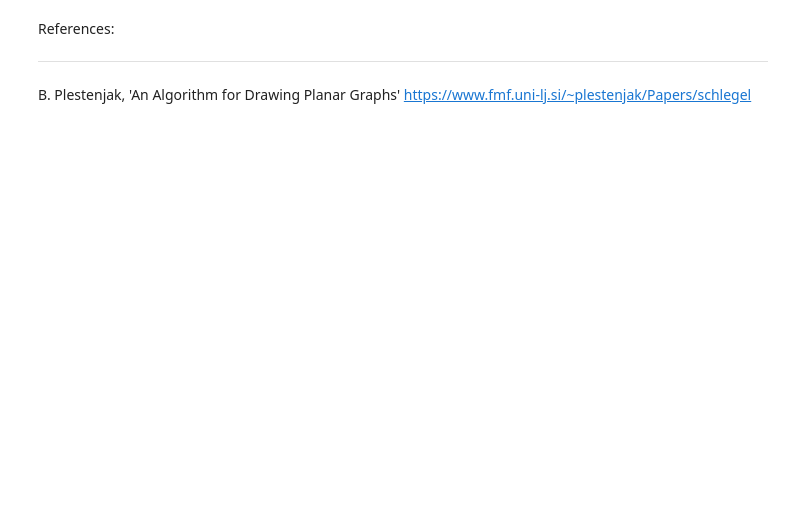
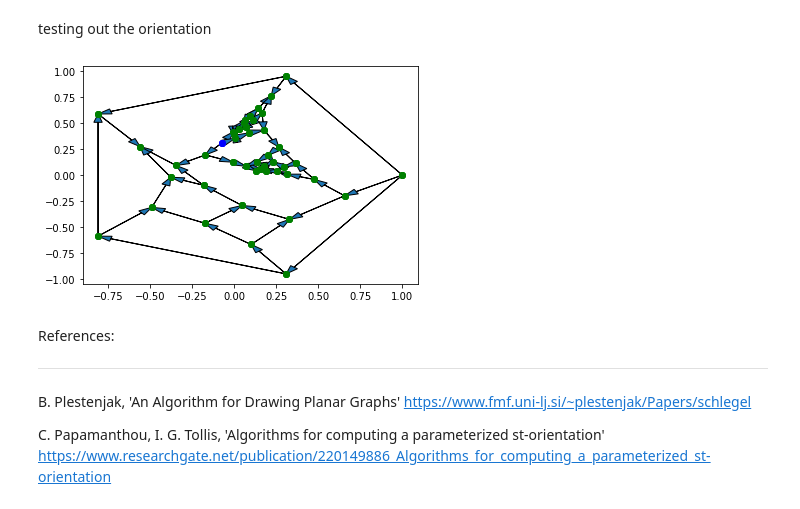
Before and after one commit to jar2333/3stGraphGen, a Jupyter notebook: 3_Connected_st_Orientations.ipynb, the cells around one changed output. Saved outputs shown, nothing was run; the diff lists cells and outputs as text; code cells hidden in the pictures; blank space fills up the shorter version.

```diff
--- a/3_Connected_st_Orientations.ipynb
+++ b/3_Connected_st_Orientations.ipynb
@@ -74,6 +217,83 @@ PlotGraph(G)
+# %% [markdown]
+testing out the orientation
+# %%
+import matplotlib.pyplot as plt
+
+n = len(F.nodes)
+
+#recommended parameters
+C = math.sqrt(n / math.pi)
+def cool(i):
+  return math.sqrt(math.pi / n) / ((1 + (math.pi / n) * i ** (3 / 2)))
+
+def PlanarEmbed(G, max, C=C, cool=cool): #default parameters for easy use
+    #at the moment, random source and ignore orientation (good)
+    source = random.choice(list(G.nodes)) #since this finds longest path, hamiltonian graphs look uninteresting
+    outerCycle = list(cyc.find_cycle(G, source=source))
+    #get inner and outer node sets
+    outerNodes = [e[0] for e in outerCycle]
+    innerNodes = [v for v in G.nodes if not v in outerNodes]
+
+    #step 1
+    q = len(outerNodes)
+    for i in range(q): #for outer nodes, unit circle coordinates
+        v = outerNodes[i]
+        angle = (2 * math.pi * i) / q
+        x, y = math.cos(angle), math.sin(angle)
+        G.nodes[v]["position"] = np.array([x, y], dtype=float)
+
+    for v in innerNodes: #for inner nodes, zero vector coordinate
+        G.nodes[v]["position"] = np.zeros(2, dtype=float)
+
+    #step 2
+    for i in range(max):
+        for v in G.nodes: #a: set the force to 0 for all v
+            G.nodes[v]["force"] = np.zeros(2, dtype=float)
+
+        for e in G.edges: #b: adjust force for inner and outer v
+            u = e[0]
+            v = e[1]
+            posv = G.nodes[v]["position"]
+            posu = G.nodes[u]["position"]
+            F = C * np.power((posv - posu), 3)
+            G.nodes[u]["force"] += F
+            G.nodes[v]["force"] -= F
+
+        for v in innerNodes: #c: move coordinates for inner v
+            F = G.nodes[v]["force"]
+            d = np.linalg.norm(F)
+            if (d > 0): #avoids div by 0, not all inner are neighbors to outers
+                displacement = (min([d, cool(i)]) / d)
+                G.nodes[v]["position"] += displacement * F
+
+def PlotGraph(G, s, t):
+    for e in G.edges:
+        u = e[0]
+        v = e[1]
+        color = "green"
+        if (u == s):
+            color = "blue"
+        elif (v == t):
+            color = "red"
+        pos1 = G.nodes[u]["position"]
+        pos2 = G.nodes[v]["position"]
+        x1, x2 = pos1[0], pos2[0]
+        y1, y2 = pos1[1], pos2[1]
+        plt.plot(x1, y1, "go--", color=color)
+        plt.plot(x2, y2, "go--", color=color)
+        plt.arrow(x1, y1, x2-x1, y2-y1,
+            length_includes_head=True,
+            head_width=0.05, head_length=0.08)
+
+PlanarEmbed(F, C, cool, 256, 0.01)
+PlotGraph(F, s, t)
+# %% [output]
+[figure, added]
 # %% [markdown]
 References:
 
 ---
 
 B. Plestenjak, 'An Algorithm for Drawing Planar Graphs' https://www.fmf.uni-lj.si/~plestenjak/Papers/schlegel
+
+C. Papamanthou, I. G. Tollis, 'Algorithms for computing a parameterized st-orientation' https://www.researchgate.net/publication/220149886_Algorithms_for_computing_a_parameterized_st-orientation
```
Also changed, not shown: parts of 7 cells of this notebook.
